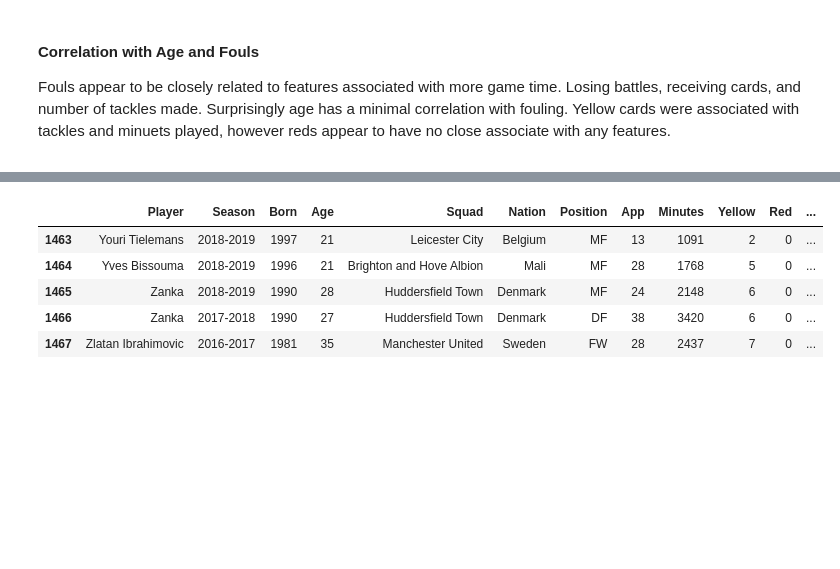
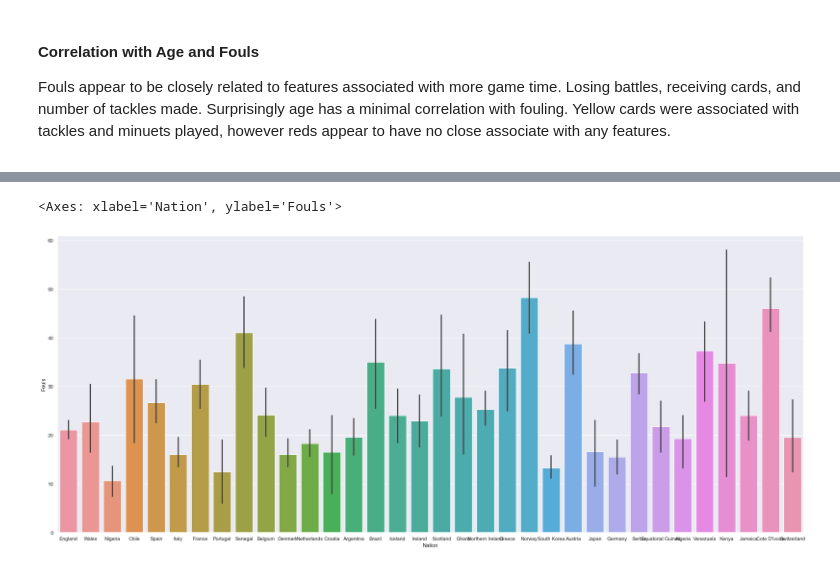
Before and after one commit to ascrivs/studious-couscous, a Jupyter notebook: DSA-Project.ipynb, the cells around one changed output, grey strips where cells are left out. Drawn from its saved outputs; the diff is of its cells as text; code cells hidden in the pictures; blank space fills up the shorter version.

```diff
--- a/DSA-Project.ipynb
+++ b/DSA-Project.ipynb
@@ -244,26 +268,45 @@ sbn.barplot(player_df,x="Age",y="Fouls")
 # %%
 
 # scatter plot to show YOY trend for players with multi year stats?
 
 
 ## Group By Player - Aggregating by median; run correlation age foul after agg
 
-player_df.tail()
+# player_df.tail()
+def all_seasons(df, feature_name, column_index=0):
+    unique_players = df[feature_name].unique()
+    unique_seasons = len(df["Season"].unique())
+    player_list = []
+    for i in unique_players:
+        if len(df[df[feature_name] == i]) >= unique_seasons:
+            player_list.append(i)
+    return player_list
 
+listed_pl = all_seasons(player_df, feature_name="Player")
+
+all_seasons_players = player_df[player_df["Player"].isin(listed_pl) ]
+
+all_seasons_players.sort_values(by=["Player"])
+
+
+sbn.set(rc={"figure.figsize":(30, 12)})
+sbn.barplot(all_seasons_players, x="Nation", y="Fouls")
 
 ## Bin the Age on scatter plot (x) and Bin Fouls (y)
 
 
 
 ## Club relationship between fouling
 
 ## categorical <> numerical
 
 ## boxplot statistical correlation
+
+
+## review conversion of Born feature to datetime
+
+
+## total scoring may assist with "attacking system or defensive system"
 # %% [output]
-|  | Player | Season | Born | Age | Squad | Nation | Position | App | Minutes | Yellow | Red | ... |
-| 1463 | Youri Tielemans | 2018-2019 | 1997 | 21 | Leicester City | Belgium | MF | 13 | 1091 | 2 | 0 | ... |
-| 1464 | Yves Bissouma | 2018-2019 | 1996 | 21 | Brighton and Hove Albion | Mali | MF | 28 | 1768 | 5 | 0 | ... |
-| 1465 | Zanka | 2018-2019 | 1990 | 28 | Huddersfield Town | Denmark | MF | 24 | 2148 | 6 | 0 | ... |
-| 1466 | Zanka | 2017-2018 | 1990 | 27 | Huddersfield Town | Denmark | DF | 38 | 3420 | 6 | 0 | ... |
-| 1467 | Zlatan Ibrahimovic | 2016-2017 | 1981 | 35 | Manchester United | Sweden | FW | 28 | 2437 | 7 | 0 | ... |
+<Axes: xlabel='Nation', ylabel='Fouls'>
+[figure, added]
```
Also changed, not shown: parts of 5 cells of this notebook.
